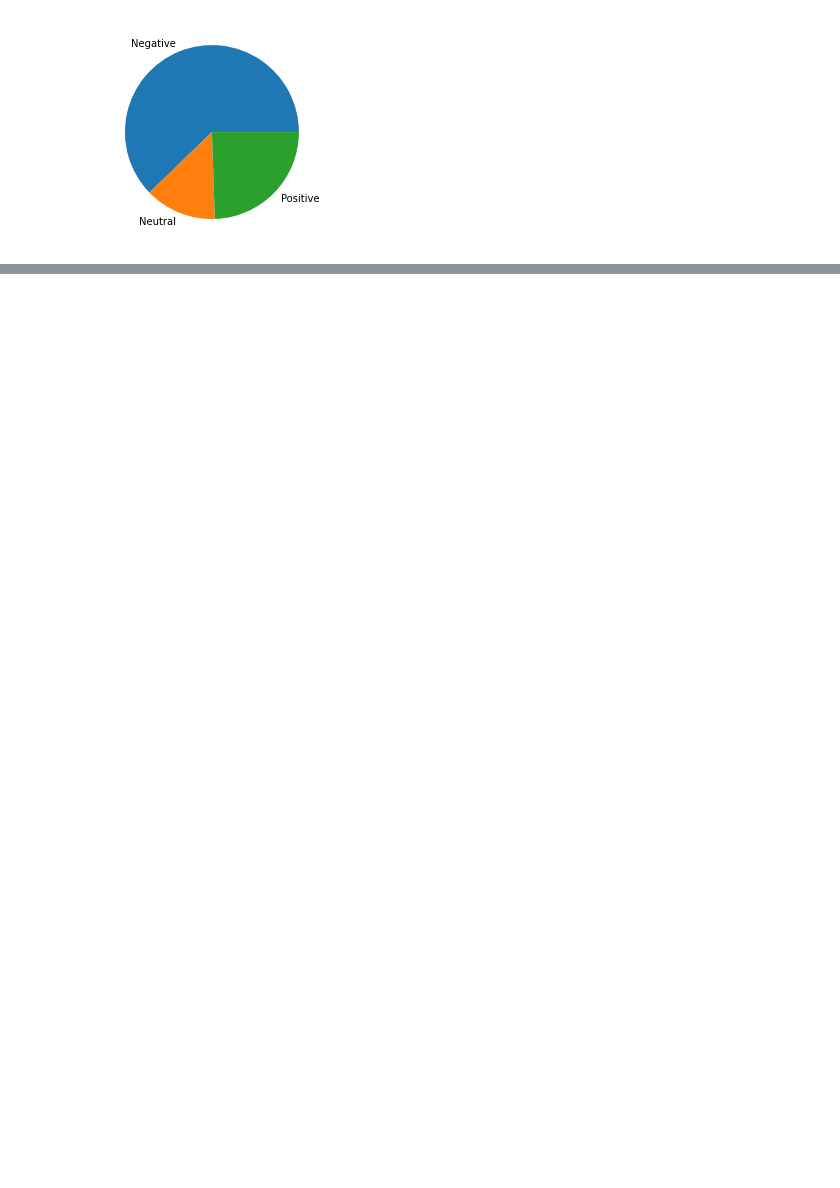
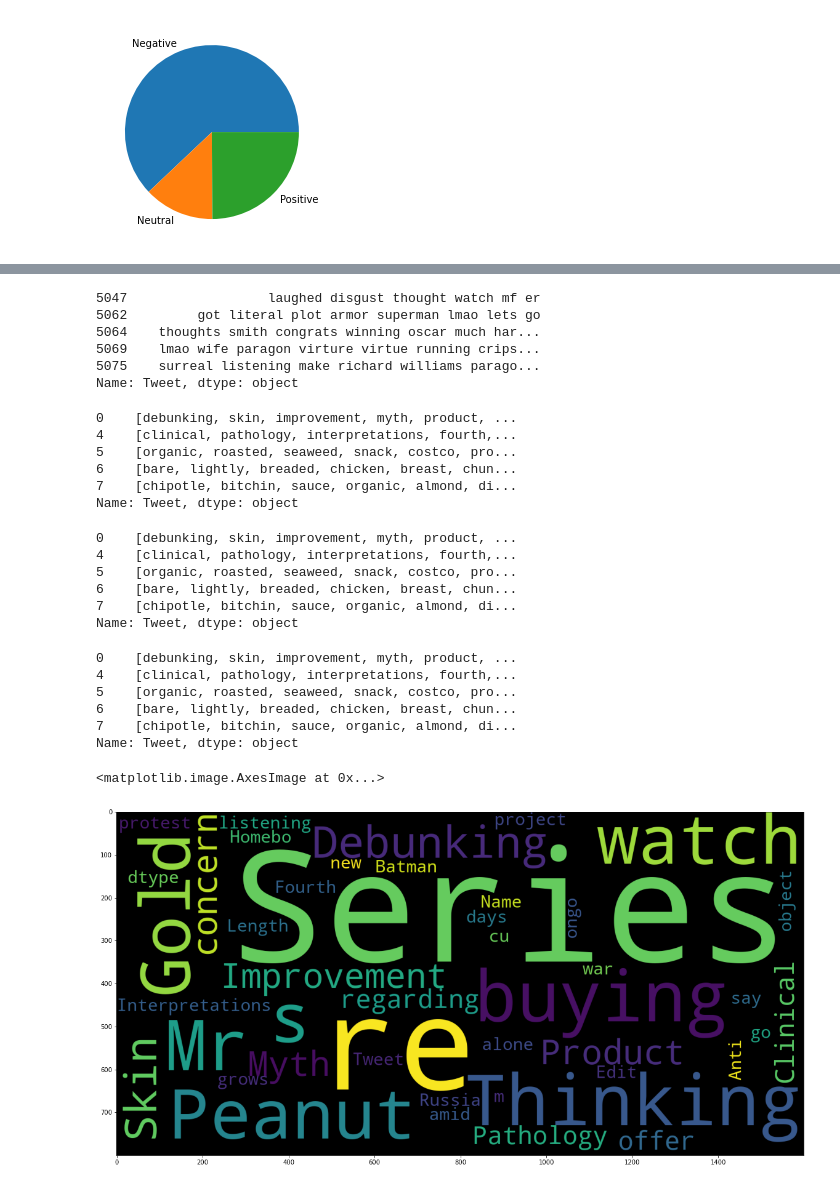
Before and after one commit to Nishant-Badgujar18/Twitter-Sentiment-Analysis-For-Product-Review, a Jupyter notebook: Twitter-Sentiment-Analysis.ipynb, the cells around one changed output, grey strips where cells are left out. Cells and saved outputs as stored; diff of their text form; code cells hidden in the pictures; blank space fills up the shorter version.

```diff
--- a/Twitter-Sentiment-Analysis.ipynb
+++ b/Twitter-Sentiment-Analysis.ipynb
@@ -126,3 +126,7 @@ plt.pie(ax['Index'], labels = ['Negative', 'Neutral', 'Positive'])
 plt.show()
 # %% [output]
 [figure]
+# %%
+data=df[['Target', 'Tweet']]
+# %%
+data['Target'] = data['Target'].replace(4,1)
@@ -128,0 +228,54 @@ plt.show()
+# %%
+def cleaning_numbers(data):
+    return re.sub('[0-9]+', '', data)
+dataset['Tweet'] = dataset['Tweet'].apply(lambda x: cleaning_numbers(x))
+dataset['Tweet'].tail()
+# %% [output]
+5047                  laughed disgust thought watch mf er
+5062         got literal plot armor superman lmao lets go
+5064    thoughts smith congrats winning oscar much har...
+5069    lmao wife paragon virture virtue running crips...
+5075    surreal listening make richard williams parago...
+Name: Tweet, dtype: object
+# %%
+from nltk.tokenize import RegexpTokenizer
+tokenizer = RegexpTokenizer("[\w']+")
+dataset['Tweet'] = dataset['Tweet'].apply(tokenizer.tokenize)
+dataset['Tweet'].head()
+# %% [output]
+0    [debunking, skin, improvement, myth, product, ...
+4    [clinical, pathology, interpretations, fourth,...
+5    [organic, roasted, seaweed, snack, costco, pro...
+6    [bare, lightly, breaded, chicken, breast, chun...
+7    [chipotle, bitchin, sauce, organic, almond, di...
+Name: Tweet, dtype: object
+# %%
+import nltk
+# !nltk.download('wordnet')
+st = nltk.PorterStemmer()
+def stemming_on_text(data):
+    text = [st.stem(word) for word in data]
+    return data
+dataset['Tweet']= dataset['Tweet'].apply(lambda x: stemming_on_text(x))
+dataset['Tweet'].head()
+# %% [output]
+0    [debunking, skin, improvement, myth, product, ...
+4    [clinical, pathology, interpretations, fourth,...
+5    [organic, roasted, seaweed, snack, costco, pro...
+6    [bare, lightly, breaded, chicken, breast, chun...
+7    [chipotle, bitchin, sauce, organic, almond, di...
+Name: Tweet, dtype: object
+# %%
+lm = nltk.WordNetLemmatizer()
+def lemmatizer_on_text(data):
+    text = [lm.lemmatize(word) for word in data]
+    return data
+dataset['Tweet'] = dataset['Tweet'].apply(lambda x: lemmatizer_on_text(x))
+dataset['Tweet'].head()
+# %% [output]
+0    [debunking, skin, improvement, myth, product, ...
+4    [clinical, pathology, interpretations, fourth,...
+5    [organic, roasted, seaweed, snack, costco, pro...
+6    [bare, lightly, breaded, chicken, breast, chun...
+7    [chipotle, bitchin, sauce, organic, almond, di...
+Name: Tweet, dtype: object
@@ -128,0 +285,8 @@ plt.show()
+# %%
+data_neg = data['Tweet'][:3150]
+plt.figure(figsize = (20,20))
+wc = WordCloud(max_words = 1000 , width = 1600 , height = 800, collocations=False).generate("".join(str(data_neg)))
+plt.imshow(wc)
+# %% [output]
+<matplotlib.image.AxesImage at 0x...>
+[figure, added]
```
Also changed, not shown: parts of 25 cells of this notebook, 2 other files.
